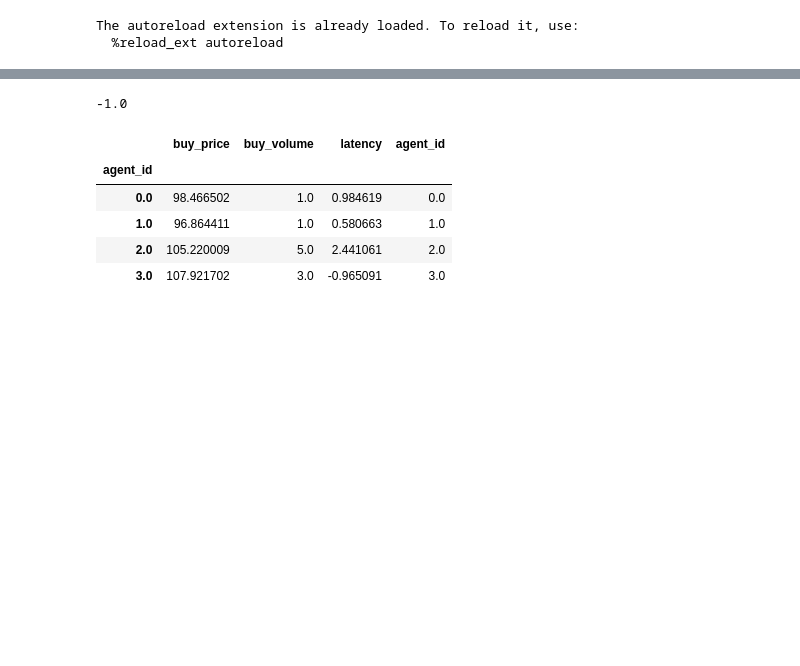
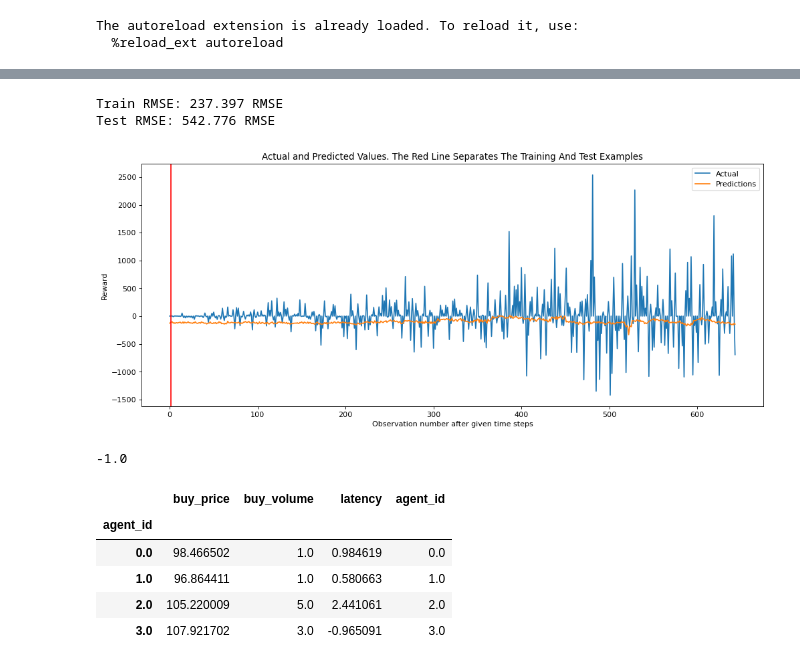
Before and after one commit to victoremil1996/rl_for_trading, a Jupyter notebook: notebooks/order_book.ipynb, the cells around one changed output, grey strips where cells are left out. Drawn from its saved outputs; the diff is of its cells as text; code cells hidden in the pictures; blank space fills up the shorter version.

```diff
--- a/notebooks/order_book.ipynb
+++ b/notebooks/order_book.ipynb
@@ -77,4 +36,0 @@ def nn(hidden_units, dense_units, input_shape, activation):
-# %%
-model = nn(hidden_units=30, dense_units=1, input_shape=(time_steps, 10),
-                   activation=['relu', 'linear'])
-model.fit(x_train, y_train, epochs=20, batch_size=1, verbose=2)
@@ -116,0 +87,5 @@ Test RMSE: 1435.921 RMSE
+# %%
+model = nn(hidden_units=16, dense_units=1, input_shape=(time_steps, 10),
+                   activation=['relu', 'linear'])
+model.fit(x_train, y_train, epochs=20, batch_size=1, verbose=2)
+#model.fit(x_train, y_train, epochs=20, batch_size=1, verbose=2)
@@ -117,3 +111,40 @@ Test RMSE: 1435.921 RMSE
+# %%
+def print_error(trainY, testY, train_predict, test_predict):
+    # Error of predictions
+    train_rmse = math.sqrt(mean_squared_error(trainY, train_predict))
+    test_rmse = math.sqrt(mean_squared_error(testY, test_predict))
+    # Print RMSE
+    print('Train RMSE: %.3f RMSE' % (train_rmse))
+    print('Test RMSE: %.3f RMSE' % (test_rmse))
+
+# predictions
+train_predict = model.predict(x_train, batch_size = 1)
+test_predict = model.predict(x_test, batch_size = 1)
+train_predict = scaler_fitted.inverse_transform(train_predict)
+y_train = scaler_fitted.inverse_transform([y_train])
+test_predict = scaler_fitted.inverse_transform(test_predict)
+y_test = scaler_fitted.inverse_transform([y_test])
+# Mean square error
+print_error(y_train.reshape(451, 1), y_test.reshape(193, 1), train_predict, test_predict)
+# %% [output]
+Train RMSE: 237.397 RMSE
+Test RMSE: 542.776 RMSE
+# %%
+def plot_result(trainY, testY, train_predict, test_predict):
+    actual = np.append(trainY, testY)
+    predictions = np.append(train_predict, test_predict)
+    rows = len(actual)
+    plt.figure(figsize=(15, 6), dpi=80)
+    plt.plot(range(rows), actual)
+    plt.plot(range(rows), predictions)
+    plt.axvline(x=len(trainY), color='r')
+    plt.legend(['Actual', 'Predictions'])
+    plt.xlabel('Observation number after given time steps')
+    plt.ylabel('Reward')
+    plt.title('Actual and Predicted Values. The Red Line Separates The Training And Test Examples')
+plot_result(y_train, y_test, train_predict, test_predict)
+# %% [output]
+[figure, added]
 # %%
 # Declare parameters
 n_random_agents= 2
```
Also changed, not shown: parts of 10 cells of this notebook, 1 other file.
